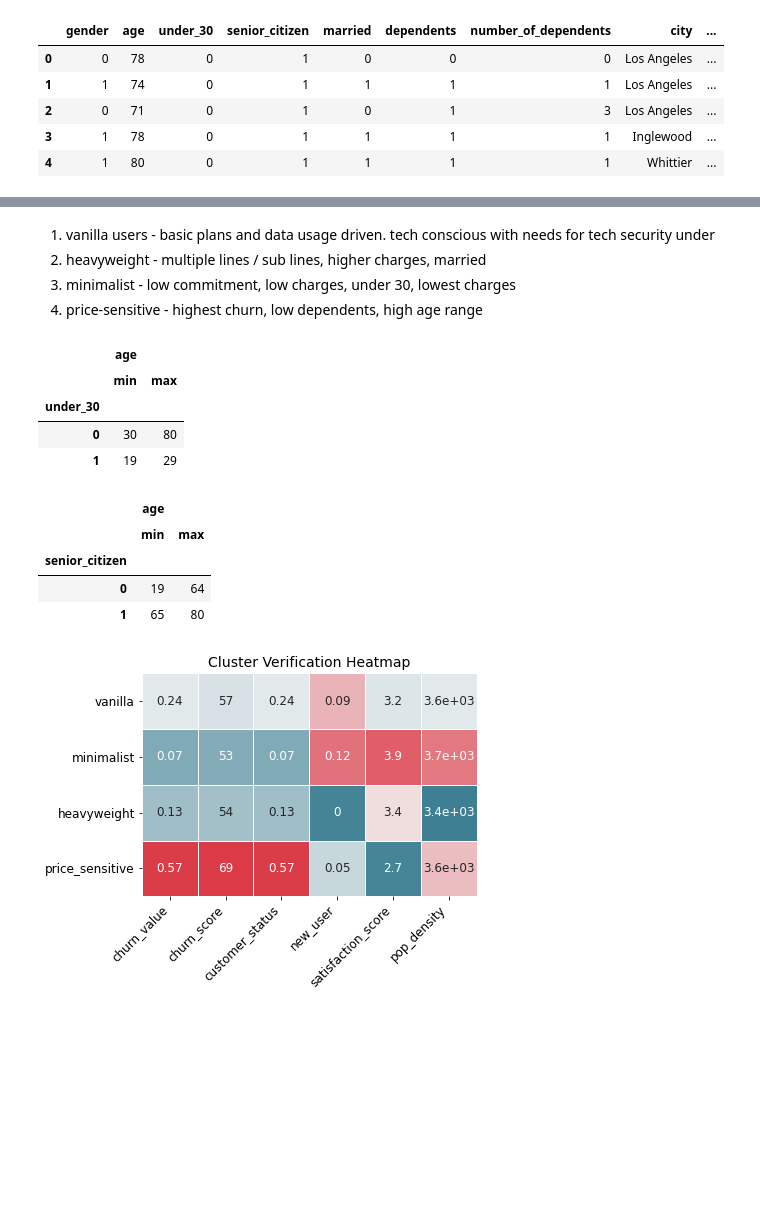
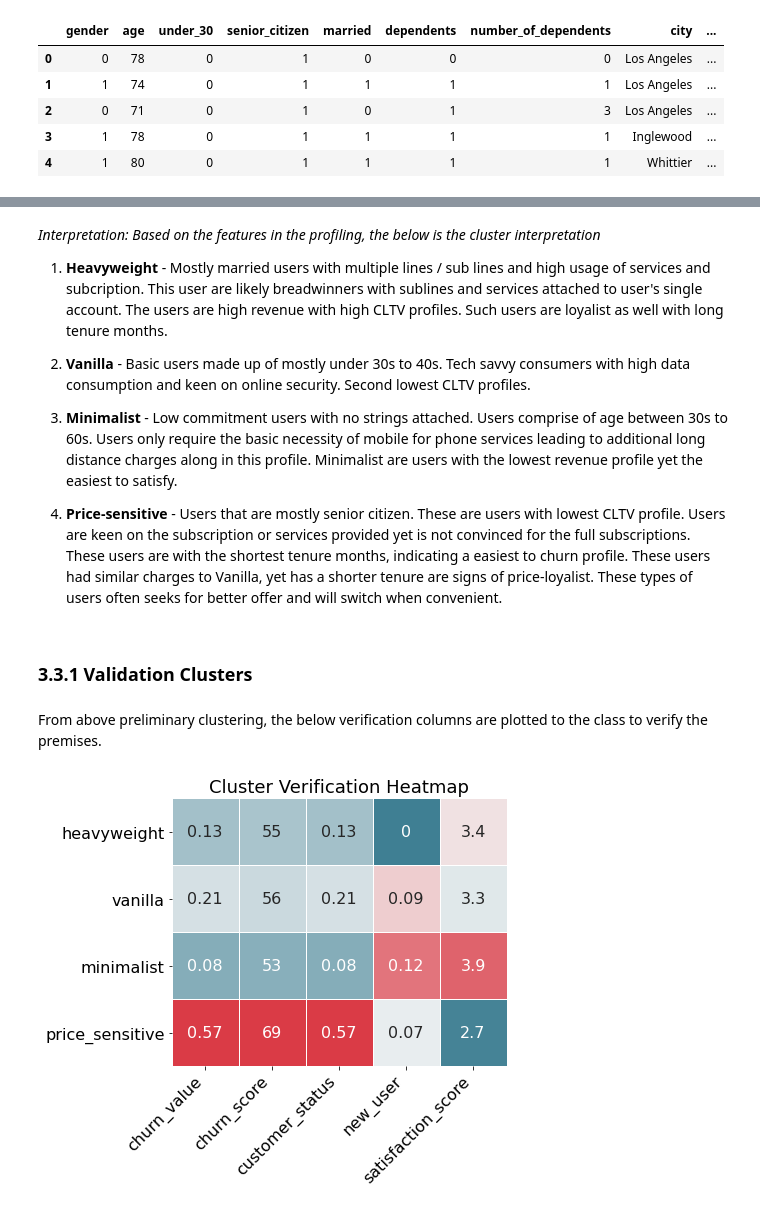
Before and after one commit to JeanLiew/Customer_Attrition_Model, a Jupyter notebook: code/03_Customer_Segmentation.ipynb, the cells around one changed output, grey strips where cells are left out. Drawn from its saved outputs; the diff is of its cells as text; code cells hidden in the pictures; blank space fills up the shorter version.

```diff
--- a/code/03_Customer_Segmentation.ipynb
+++ b/code/03_Customer_Segmentation.ipynb
@@ -11,6 +25,6 @@ from sklearn.preprocessing import StandardScaler
 # %%
 #import with dummies
-telco_final = pd.read_csv('../data/telco_final.csv')
+telco_final = pd.read_csv('../data/telco_cleaned_final.csv')
 
 pd.set_option('display.max_columns',99)
 # %%
@@ -41,16 +45,14 @@ telco_final[['tenure_months','contract','churn_score','cltv','customer_status','
 # %%
-#clustering features
-clus_col = ['age', 'under_30', 'senior_citizen', 'married', 'dependents',
-            'number_of_dependents', 'tenure_months', 'phone_service','multiple_lines',
-            'internet_service', 'online_security','online_backup',
-            'device_protection', 'tech_support', 'streaming_tv',
+#clustering features, and excluded collinear columns
+clus_col = ['age', 'under_30', 'senior_citizen', 'married',
+            'number_of_dependents', 'tenure_months', 'phone_service','multiple_lines','internet_service',
+            'online_security','online_backup', 'device_protection', 'tech_support', 'streaming_tv',
             'streaming_movies', 'contract', 'paperless_billing', 'payment_method','cltv',
-            'referred_a_friend', 'number_of_referrals', 'offer', 'internet_type',
-            'streaming_music', 'unlimited_data', 'monthly_charge',
+            'number_of_referrals', 'offer','streaming_music', 'unlimited_data','total_refunds',
             'total_charges','total_extra_data_charges', 'total_long_distance_charges','total_revenue']
 # %%
 #verification cols that will not be used for clustering
-ver_col = ['churn_value','churn_score','customer_status', 'new_user','satisfaction_score','pop_density']
+ver_col = ['churn_value','churn_score','customer_status', 'new_user','satisfaction_score']
 # %%
 telco_clus = telco_final[clus_col]
 # %% [markdown]
@@ -148,40 +169,34 @@ plt.show()
 # %% [markdown]
-1. vanilla users - basic plans and data usage driven. tech conscious with needs for tech security under
-2. heavyweight -  multiple lines / sub lines, higher charges, married
-3. minimalist - low commitment, low charges, under 30,  lowest charges
-4. price-sensitive - highest churn, low dependents, high age range
+*Interpretation: Based on the features in the profiling, the below is the cluster interpretation*
+
+1. **Heavyweight** -  Mostly married users with multiple lines / sub lines and high usage of services and subcription. This user are likely breadwinners with sublines and services attached to user's single account. The users are high revenue with high CLTV profiles. Such users are loyalist as well with long tenure months.
+
+2. **Vanilla** - Basic users made up of mostly under 30s to 40s. Tech savvy consumers with high data consumption and keen on online security. Second lowest CLTV profiles.
+
+3. **Minimalist** - Low commitment users with no strings attached. Users comprise of age between 30s to 60s. Users only require the basic necessity of mobile for phone services leading to additional long distance charges along in this profile. Minimalist are users with the lowest revenue profile yet the easiest to satisfy.
+
+4. **Price-sensitive** - Users that are mostly senior citizen. These are users with lowest CLTV profile. Users are keen on the subscription or services provided yet is not convinced for the full subscriptions. These users are with the shortest tenure months, indicating a easiest to churn profile. These users had similar charges to Vanilla,  yet has a shorter tenure are signs of price-loyalist. These types of users often seeks for better offer and will switch when convenient.
-# %%
-telco_final.groupby('under_30').agg({'age':['min', 'max']})
-# %% [output]
-|  | age |  |
-|  | min | max |
-| under_30 |  |  |
-| 0 | 30 | 80 |
-| 1 | 19 | 29 |
-# %%
-telco_final.groupby('senior_citizen').agg({'age':['min', 'max']})
-# %% [output]
-|  | age |  |
-|  | min | max |
-| senior_citizen |  |  |
-| 0 | 19 | 64 |
-| 1 | 65 | 80 |
+# %% [markdown]
+### 3.3.1 Validation Clusters
+# %% [markdown]
+From above preliminary clustering, the below verification columns are plotted to the class to verify the premises.
 # %%
 summary = telco_final.groupby('cluster').mean()[ver_col]
-summary = summary.rename(index={0:'vanilla',1:'minimalist',2:'heavyweight',3:'price_sensitive'})
+summary = summary.rename(index={0:'heavyweight',1:'vanilla',2:'minimalist',3:'price_sensitive'})
 
 plt.figure(figsize=(6, 6))
 cmap = sns.diverging_palette(220, 10, as_cmap=True)
 temp_ss = StandardScaler()
 for_heatmap = pd.DataFrame(temp_ss.fit_transform(summary), index=summary.index,
                            columns=summary.columns)
 sns.heatmap(for_heatmap, square=True, cmap=cmap, linewidths=.5, cbar=False, robust=True,
-            annot=round(summary, 2), annot_kws={"fontsize":12})
+            annot=round(summary, 2), annot_kws={"fontsize":16})
 
-plt.xticks(rotation=45, horizontalalignment='right', fontsize=12)
-plt.yticks(rotation=0, fontsize=12)
+plt.xticks(rotation=45, horizontalalignment='right', fontsize=16)
+plt.yticks(rotation=0, fontsize=16)
 plt.ylabel('')
-plt.title("Cluster Verification Heatmap", fontsize=14)
+plt.title("Cluster Verification Heatmap", fontsize=18)
+plt.savefig('../images/cluster_verification.png')
 plt.show()
 # %% [output]
-[figure, old version]
+[figure, new version]
```
Also changed, not shown: parts of 44 cells of this notebook, 6 other files.
